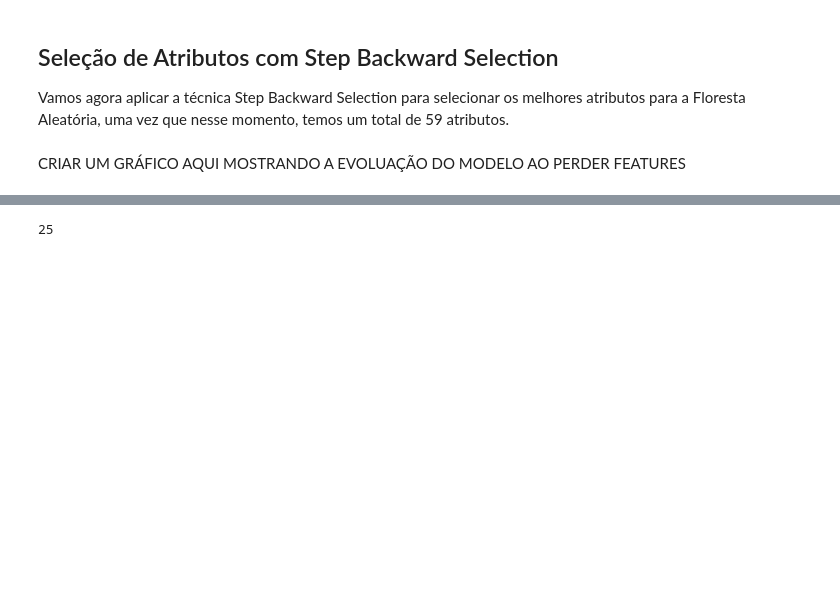
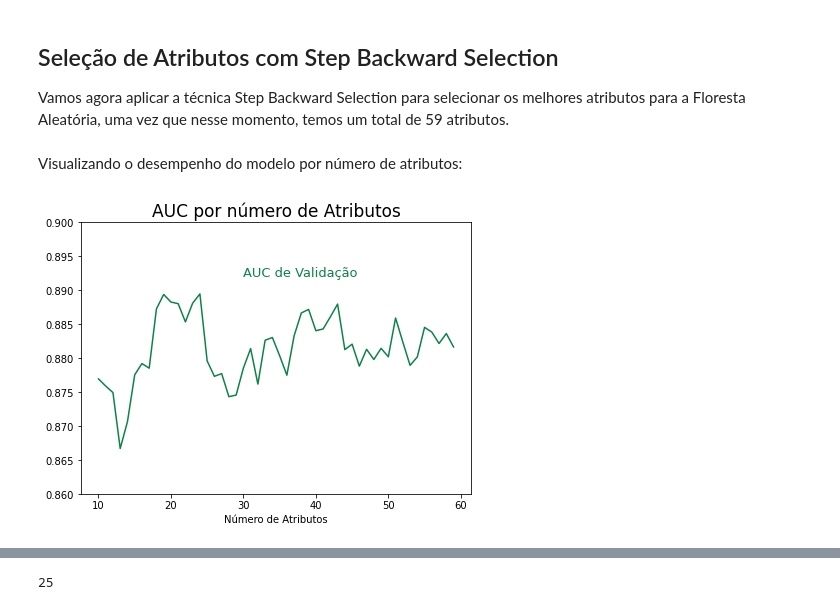
Before and after one commit to rodrigodemend/Diagn-stico-de-Dados-Cl-nicos-com-Machine-Learning, a Jupyter notebook: Notebooks/Modelagem_para_Diagnóstico_de_Dados_Clínicos_com_Machine_Learning_.ipynb, the cells around one changed output, grey strips where cells are left out. Drawn from its saved outputs; the diff is of its cells as text; code cells hidden in the pictures; blank space fills up the shorter version.

```diff
--- a/Notebooks/Modelagem_para_Diagnóstico_de_Dados_Clínicos_com_Machine_Learning_.ipynb
+++ b/Notebooks/Modelagem_para_Diagnóstico_de_Dados_Clínicos_com_Machine_Learning_.ipynb
@@ -1377,5 +1437,29 @@ if enable_step_backward_selection_RandomForest:
 else:
   # Buscando dados salvos
   df_resultados_index = pd.read_csv('https://raw.githubusercontent.com/rodrigodemend/Diagnostico-de-Dados-Clinicos-com-Machine-Learning/main/Data/Model/RandomForest/Index_Result_Data_from_RandomForest_Step_Backward_Selection.csv', encoding = 'utf-8')
-# %% [markdown]
-CRIAR UM GRÁFICO AQUI MOSTRANDO A EVOLUAÇÃO DO MODELO AO PERDER FEATURES
+# %% [markdown]
+Visualizando o desempenho do modelo por número de atributos:
+# %%
+# Visualizando o desempenho do modelo por número de atributos
+df_resultados_index['num_de_atributos'] = [i for i in range(dados_rf.shape[1]-1, 9, -1)]
+# Cores utilizadas
+cor_teste = '#0C8346'
+cor_treino = '#F38816'
+# Tamanho da figura
+plt.figure(figsize=(7,5))
+# Plotando os gráfcos
+sns.lineplot(data=df_resultados_index, x='num_de_atributos' , y='AUC Teste', color = cor_teste)
+#sns.lineplot(data=df_resultados_index, x='num_de_atributos' , y='AUC Treino', color = cor_treino)
+# Titulo
+plt.title('AUC por número de Atributos', fontsize=17)
+# Label do eixo x
+plt.xlabel('Número de Atributos')
+# Label do eixo y
+plt.ylabel('')
+plt.ylim(0.86, 0.90)
+# Plotando texto
+plt.text(30, 0.892, 'AUC de Validação', color=cor_teste, fontsize=13)
+#plt.text(22.5, 0.895, 'AUC de Treino', color=cor_treino, fontsize=13)
+plt.show()
+# %% [output]
+[figure, added]
```
Also changed, not shown: parts of 10 cells of this notebook.
